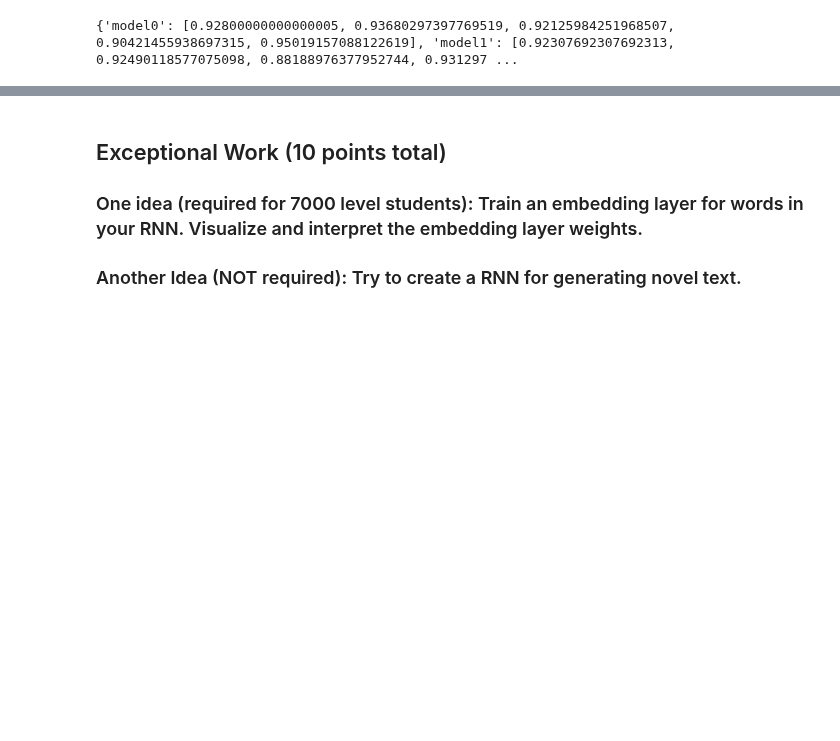
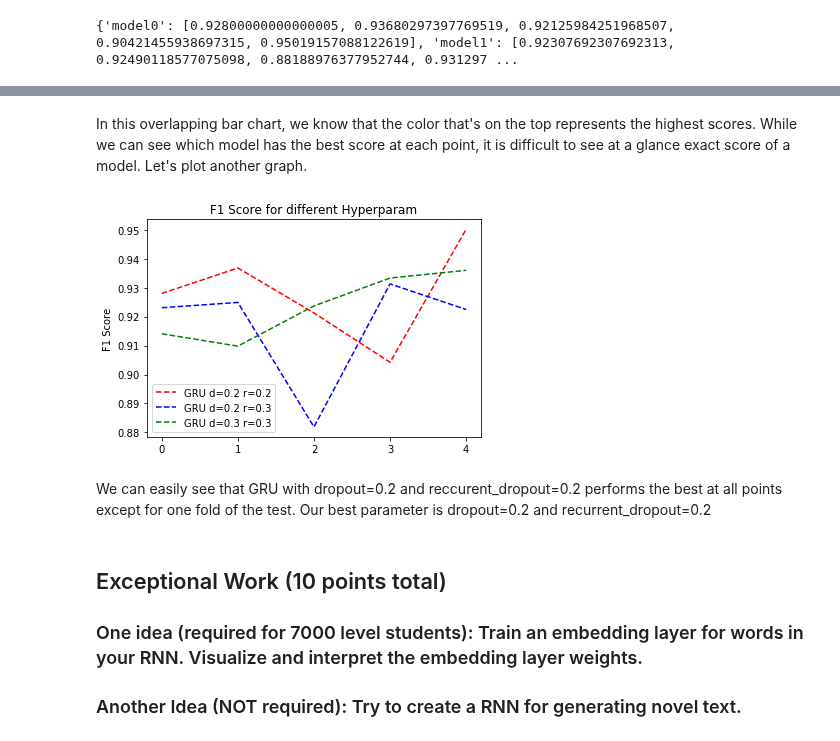
Before and after one commit to Thakugan/machine-learning-notebooks, a Jupyter notebook: 8-recurrent-neural-networks/spam.ipynb, the cells around one changed output, grey strips where cells are left out. Saved outputs shown, nothing was run; the diff lists cells and outputs as text; code cells hidden in the pictures; blank space fills up the shorter version.

```diff
--- a/8-recurrent-neural-networks/spam.ipynb
+++ b/8-recurrent-neural-networks/spam.ipynb
@@ -363,3 +437,25 @@ print(scores)
+# %% [markdown]
+In this overlapping bar chart, we know that the color that's on the top represents the highest scores. While we can see which model has the best score at each point, it is difficult to see at a glance exact score of a model. Let's plot another graph.
+# %%
+import matplotlib.pyplot as plt
+
+indices = np.arange(len(gru_2_2_score))
+
+ax = plt.subplot()
+plt.plot(indices, gru_2_2_score, 'r--', label="GRU d=0.2 r=0.2")
+plt.plot(indices, gru_2_3_score, 'b--', label="GRU d=0.2 r=0.3")
+plt.plot(indices, gru_3_3_score, 'g--', label="GRU d=0.3 r=0.3")
+
+plt.legend()
+plt.ylabel("F1 Score")
+plt.xticks([0,1,2,3,4])
+
+plt.title("F1 Score for different Hyperparam")
+plt.show()
+# %% [output]
+[figure, added]
+# %% [markdown]
+We can easily see that GRU with dropout=0.2 and reccurent_dropout=0.2 performs the best at all points except for one fold of the test. Our best parameter is dropout=0.2 and recurrent_dropout=0.2
 # %% [markdown]
 ## Exceptional Work (10 points total)
 ### One idea (required for 7000 level students): Train an embedding layer for words in your RNN. Visualize and interpret the embedding layer weights.
```
Also changed, not shown: parts of 6 cells of this notebook.
